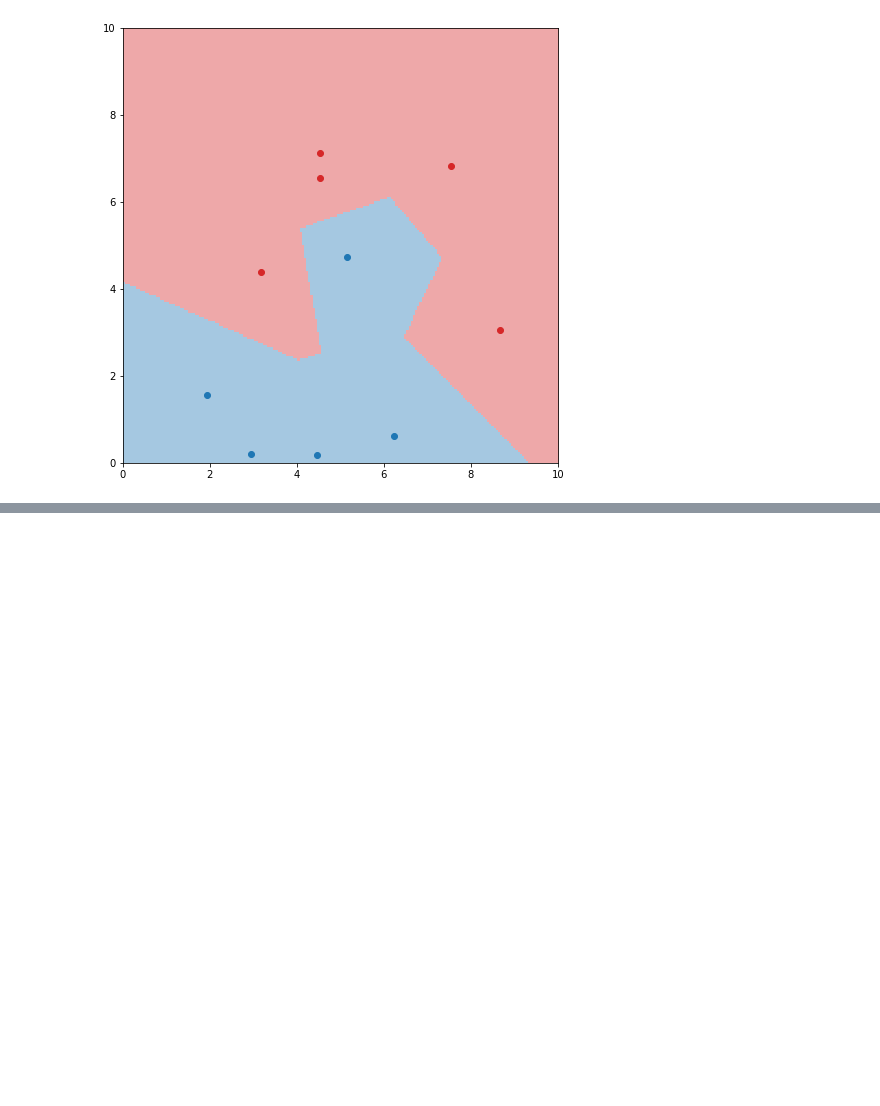
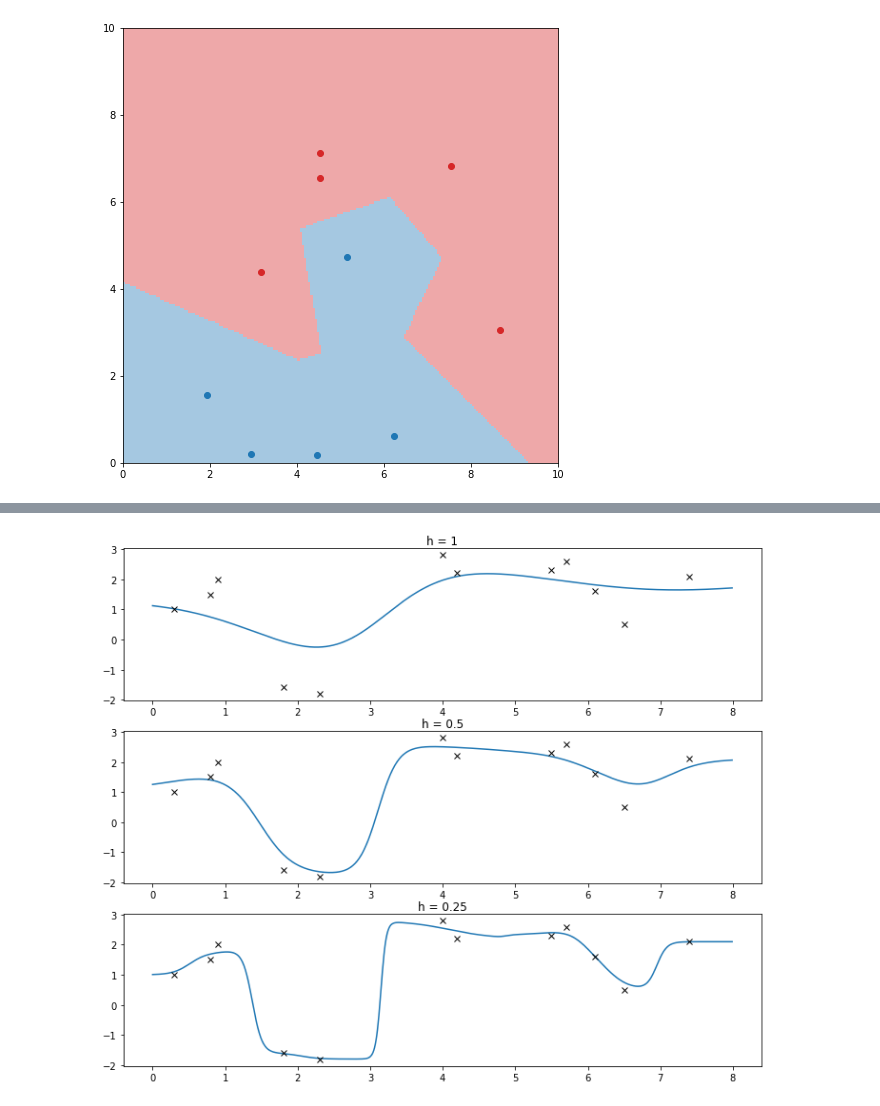
Before and after one commit to pfaion/NonparametricMethods, a Jupyter notebook: explore.ipynb, the cells around one changed output, grey strips where cells are left out. Drawn from its saved outputs; the diff is of its cells as text; code cells hidden in the pictures; blank space fills up the shorter version.

```diff
--- a/explore.ipynb
+++ b/explore.ipynb
@@ -313,0 +339,21 @@ for c, data in enumerate(classData2D):
+# %%
+def kernel_smoother(x, data, h):
+    return sum(
+        gaussian_kernel((x-x_t)/h)*r_t
+        for x_t, r_t in data
+    ) / sum(
+        gaussian_kernel((x-x_t)/h)
+        for x_t, r_t in data
+    )
+# %%
+hs = [1, 0.5, 0.25]
+xs = np.arange(0, 8, 0.01)
+r = len(hs)
+
+for i, h in enumerate(hs):
+    plt.subplot(r, 1, i+1)
+    plt.plot(xs, [kernel_smoother(x, smoothData, h) for x in xs])
+    plt.plot(*zip(*smoothData), 'xk')
+    plt.title("h = {}".format(h))
+# %% [output]
+[figure, added]
```
Also changed, not shown: parts of 6 cells of this notebook, 1 other file.
